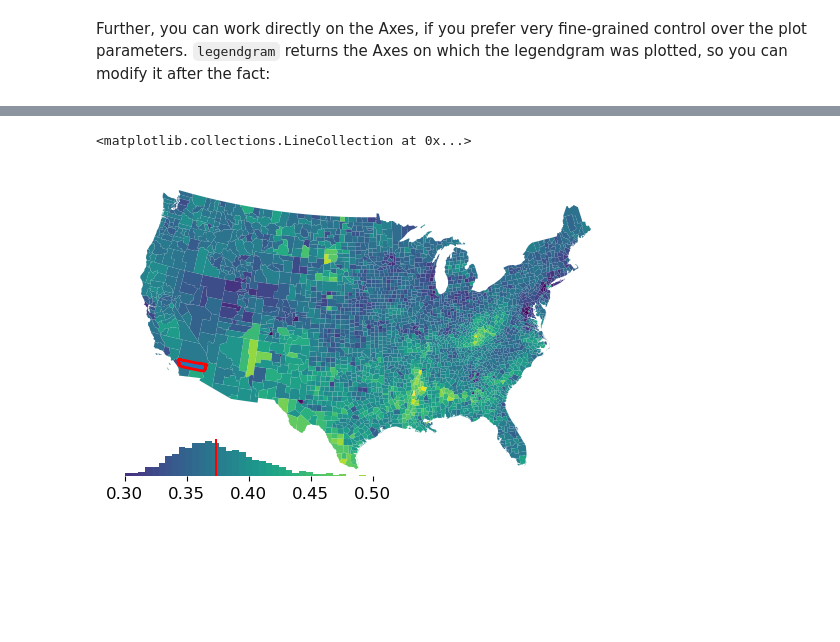
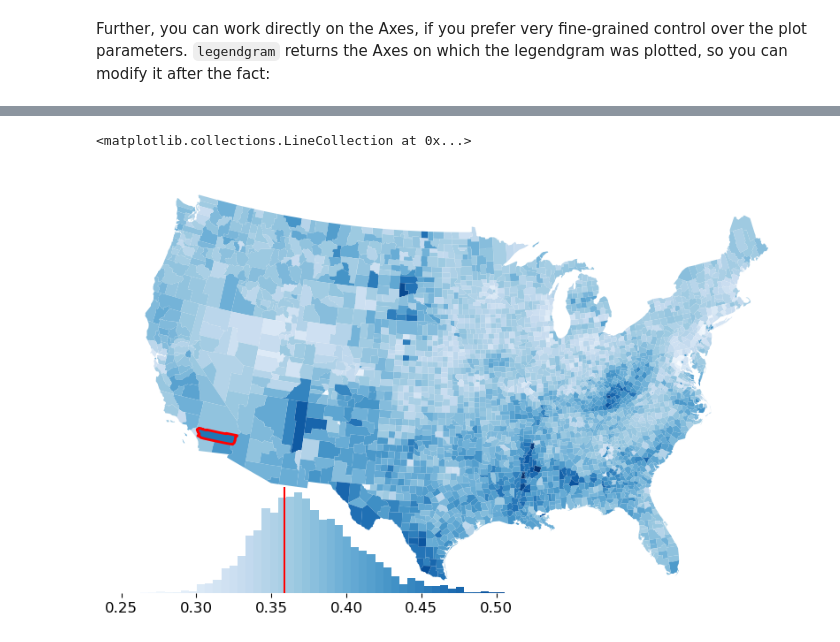
Before and after one commit to pysal/mapclassify, a Jupyter notebook: notebooks/09_legendgram.ipynb, the cells around one changed output, grey strips where cells are left out. Drawn from its saved outputs; the diff is of its cells as text; code cells hidden in the pictures; blank space fills up the shorter version.

Commit message:
cmap detection functinality (#273)

```diff
--- a/notebooks/09_legendgram.ipynb
+++ b/notebooks/09_legendgram.ipynb
@@ -69,4 +82,6 @@ hax.get_ylim()
 # %% [markdown]
 Further, you can work directly on the Axes, if you prefer very fine-grained control over the plot parameters. `legendgram` returns the Axes on which the legendgram was plotted, so you can modify it after the fact:
 # %%
-riverside = gpd.GeoDataFrame(gdf.iloc[2255].to_frame().T)
+riverside_loc = gdf.iloc[2255]
+riverside = gpd.GeoDataFrame(riverside_loc.to_frame().T)
+riverside
@@ -73,14 +92,13 @@ riverside = gpd.GeoDataFrame(gdf.iloc[2255].to_frame().T)
 # %%
-ax = gdf.plot("GI89")  # full map
-riverside.plot("GI89", linewidth=2, edgecolor="r", ax=ax)  # riverside in red
+ax = gdf.plot("GI89", cmap="Blues", figsize=(10, 10))
 ax.axis("off")
 classifier = mapclassify.EqualInterval(gdf["GI89"], k=100)
-hax = classifier.plot_legendgram(
-    ax=ax, legend_size=("50%", "12%"), loc="lower left", clip=(0.3, 0.5)
-)
-hax.vlines(
-    gdf.iloc[2255].GI89, 0, 1, color="r", transform=hax.transAxes
-)  # mark Riverside's Gini in the legend
+hax = classifier.plot_legendgram(ax=ax, legend_size=("65%", "25%"))
+
+# riverside in red
+riverside.plot("GI89", linewidth=2, edgecolor="r", ax=ax)
+# mark Riverside's Gini in the legend
+hax.vlines(riverside_loc["GI89"], 0, 1, color="r", transform=hax.transAxes)
 # %% [output]
 <matplotlib.collections.LineCollection at 0x...>
-[figure, old version]
+[figure, new version]
```
Also changed, not shown: parts of 4 cells of this notebook, 4 other files.
